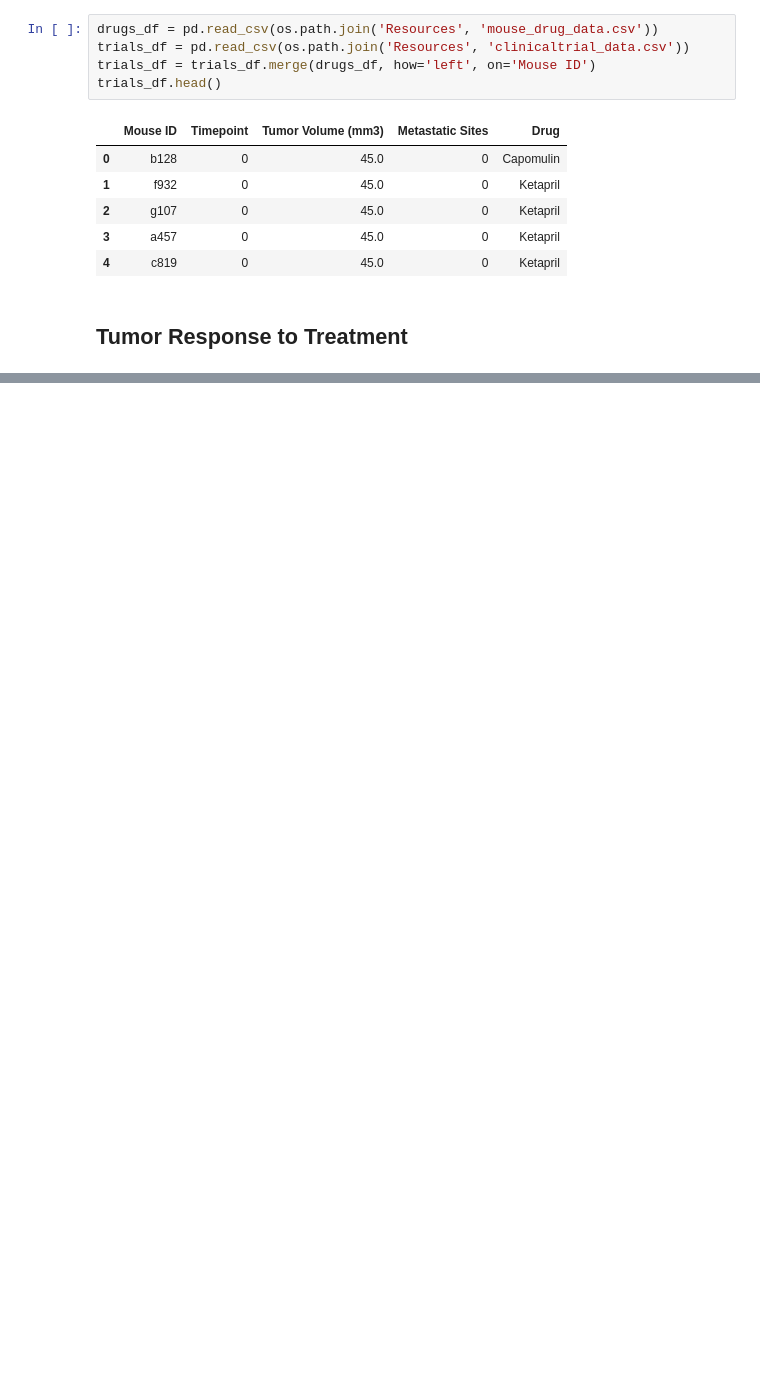
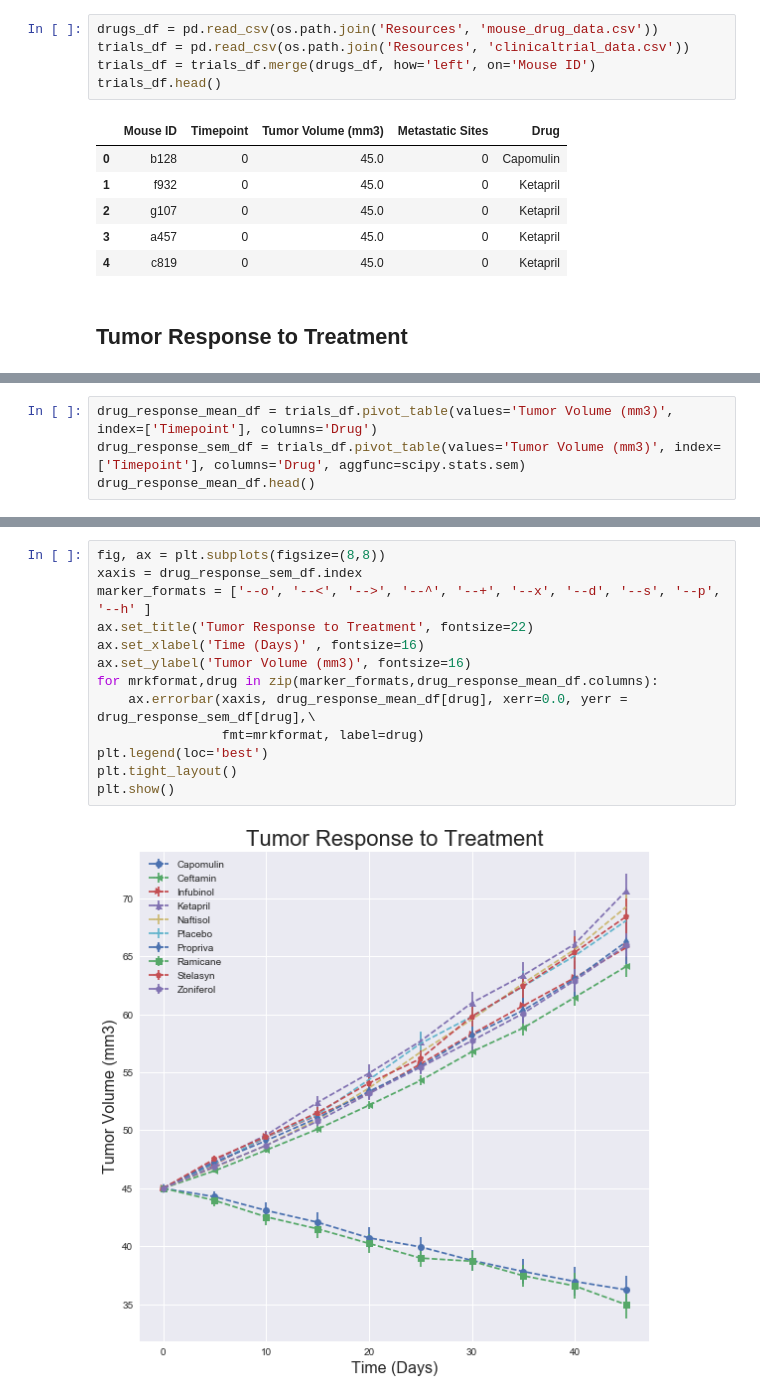
Before and after one commit to alandavila/data-analytics, a Jupyter notebook: Python/matplotlib/Pymaceuticals Inc.ipynb, the cells around one changed output, grey strips where cells are left out. Saved outputs shown, nothing was run; the diff lists cells and outputs as text; blank space fills up the shorter version.

```diff
--- a/Python/matplotlib/Pymaceuticals Inc.ipynb
+++ b/Python/matplotlib/Pymaceuticals Inc.ipynb
@@ -51,0 +54,4 @@ drug_response_df
+# %%
+drug_response_mean_df = trials_df.pivot_table(values='Tumor Volume (mm3)', index=['Timepoint'], columns='Drug')
+drug_response_sem_df = trials_df.pivot_table(values='Tumor Volume (mm3)', index=['Timepoint'], columns='Drug', aggfunc=scipy.stats.sem)
+drug_response_mean_df.head()
@@ -51,0 +66,15 @@ drug_response_df
+# %%
+fig, ax = plt.subplots(figsize=(8,8))
+xaxis = drug_response_sem_df.index
+marker_formats = ['--o', '--<', '-->', '--^', '--+', '--x', '--d', '--s', '--p', '--h' ]
+ax.set_title('Tumor Response to Treatment', fontsize=22)
+ax.set_xlabel('Time (Days)' , fontsize=16)
+ax.set_ylabel('Tumor Volume (mm3)', fontsize=16)
+for mrkformat,drug in zip(marker_formats,drug_response_mean_df.columns):
+    ax.errorbar(xaxis, drug_response_mean_df[drug], xerr=0.0, yerr = drug_response_sem_df[drug],\
+                fmt=mrkformat, label=drug)
+plt.legend(loc='best')
+plt.tight_layout()
+plt.show()
+# %% [output]
+[figure, added]
```
Also changed, not shown: parts of 10 cells of this notebook.
